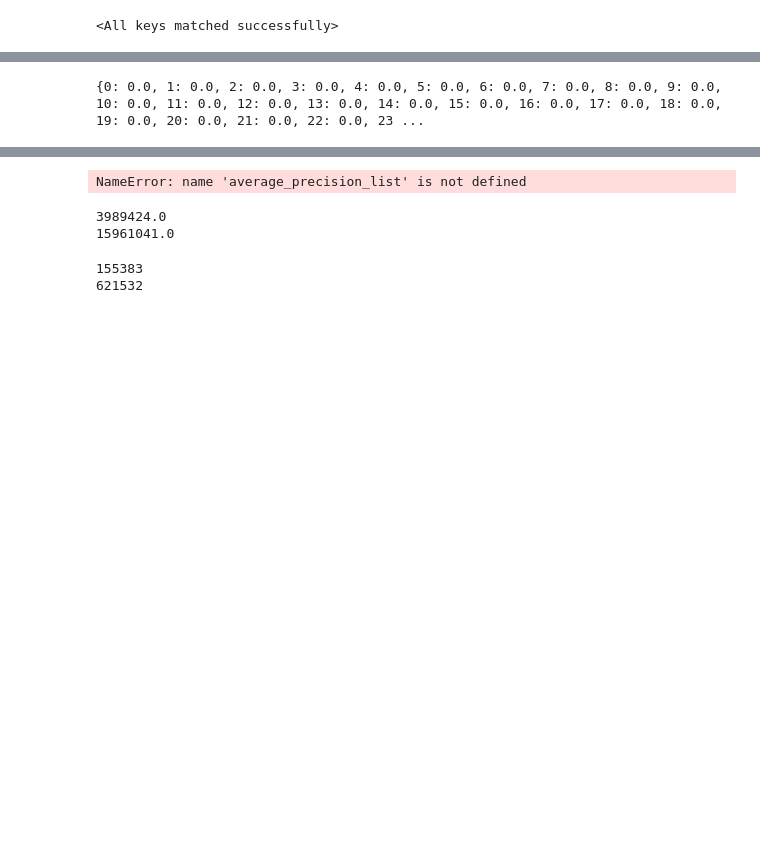
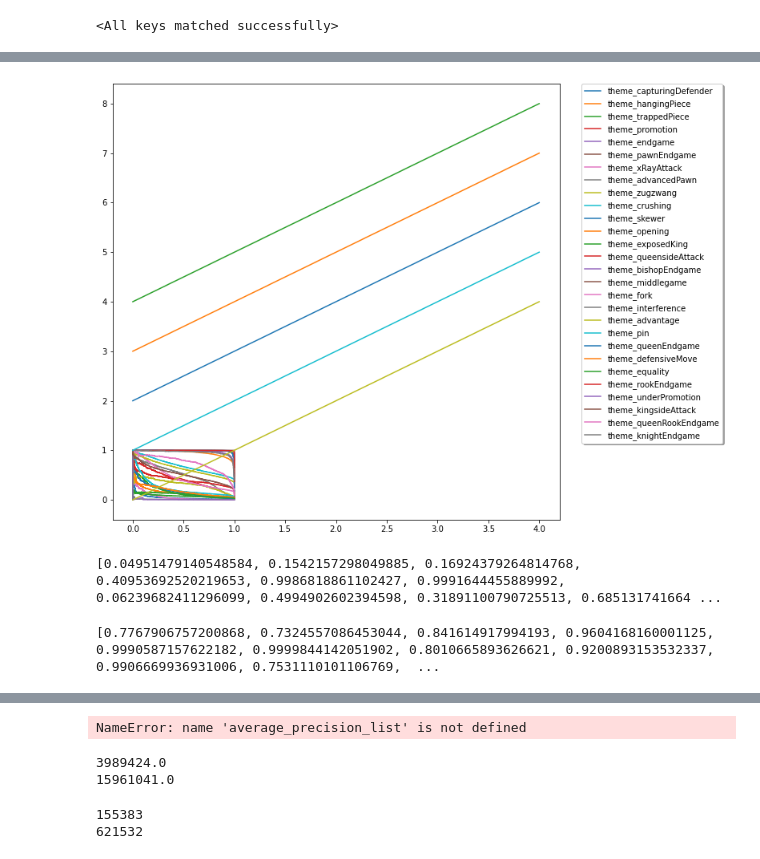
Before and after one commit to bastosgabriel/chess-theme-classifier, a Jupyter notebook: model_predict.ipynb, the cells around one changed output, grey strips where cells are left out. Saved outputs shown, nothing was run; the diff lists cells and outputs as text; code cells hidden in the pictures; blank space fills up the shorter version.

Commit message:
Calculate average_precision and f1

```diff
--- a/model_predict.ipynb
+++ b/model_predict.ipynb
@@ -104,4 +55,60 @@ nan
+# %%
+correct = 0
+num_batches = 0
+y_pred = []
+y_true = []
+
+net.eval()
+
+for batch in tqdm(validation_dataloader):
+    y_true.append(batch['themes'])
+
+    X = batch['board'].cuda()
+    with torch.no_grad():
+        pred = net(X).sigmoid().cpu()
+
+    y_pred.append(pred)
+
+
+y_pred = torch.vstack(y_pred).numpy()
+y_true = torch.vstack(y_true).numpy()
+# %%
+from cycler import cycler
+
+total_precision_list = []
+total_auroc_list = []
+max_f1_list = []
+
+plt.figure(figsize=(10, 10))
+
+for i in range(y_pred.shape[1]):
+    label_average_precision = metrics.average_precision_score(y_true[:,i], y_pred[:,i])
+    label_auroc = metrics.roc_auc_score(y_true[:,i], y_pred[:,i])
+
+    precision, recall, threshold = metrics.precision_recall_curve(y_true[:,i], y_pred[:,i])
+    plt.plot(recall, precision, label = chess_validation_set.column_names[i])
+
+    f1 = 2 * precision * recall / (precision + recall)
+    max_f1 = max(f1)
+
+    max_f1_list.append(max_f1)
+    total_precision_list.append(label_average_precision)
+    total_auroc_list.append(label_auroc)
+
+for i in range(5):
+    x = range(i,i+5)
+    linestyle_cycler = cycler('linestyle',['-','--',':','-.'])
+    plt.rc('axes', prop_cycle=linestyle_cycler)
+    plt.plot(range(5),x)
+    plt.legend(loc='upper left', bbox_to_anchor=(1.05, 1), borderaxespad=0., fancybox=True, shadow=True)
+plt.show()
+# %% [output]
+[figure, added]
 # %%
-print(total_precision_dict)
+print(total_precision_list)
 # %% [output]
-{0: 0.0, 1: 0.0, 2: 0.0, 3: 0.0, 4: 0.0, 5: 0.0, 6: 0.0, 7: 0.0, 8: 0.0, 9: 0.0, 10: 0.0, 11: 0.0, 12: 0.0, 13: 0.0, 14: 0.0, 15: 0.0, 16: 0.0, 17: 0.0, 18: 0.0, 19: 0.0, 20: 0.0, 21: 0.0, 22: 0.0, 23 ...
+[0.04951479140548584, 0.1542157298049885, 0.16924379264814768, 0.40953692520219653, 0.9986818861102427, 0.9991644455889992, 0.06239682411296099, 0.4994902602394598, 0.31891100790725513, 0.685131741664 ...
+# %%
+print(total_auroc_list)
+# %% [output]
+[0.7767906757200868, 0.7324557086453044, 0.841614917994193, 0.9604168160001125, 0.9990587157622182, 0.9999844142051902, 0.8010665893626621, 0.9200893153532337, 0.9906669936931006, 0.7531110101106769,  ...
```
Also changed, not shown: parts of 5 cells of this notebook.
